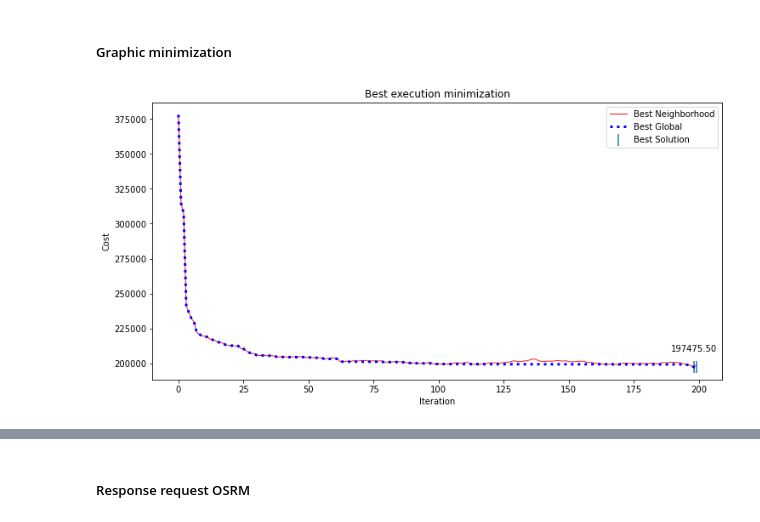
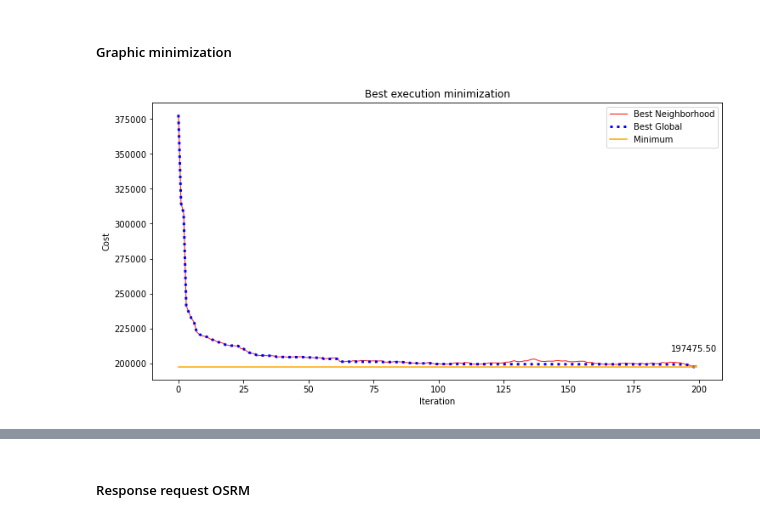
Before and after one commit to abner-lucas/Tabu-Search-CVRP, a Jupyter notebook: tabu_search_2_cvrp.ipynb, the cells around one changed output, grey strips where cells are left out. Saved outputs shown, nothing was run; the diff lists cells and outputs as text; code cells hidden in the pictures.

```diff
--- a/tabu_search_2_cvrp.ipynb
+++ b/tabu_search_2_cvrp.ipynb
@@ -363,25 +363,26 @@ Melhor(res) solução(ões) apresentada(s) no(s) índece(s):
 # %%
 #Convergência na melhor execução
 x = np.arange(0, max_iterations, 1)
 y1 = best_tabu.best_neighborhood["y"].values
 y2 = best_tabu.best_solutions["y"].values
 
 fig, ax = plt.subplots()
 fig.set_size_inches(12,6)
 lines = ax.plot(x, y1, color='red', lw=1, alpha=0.9)
 ax.plot(x, y2, color='blue', lw=3, linestyle=':')
+ax.plot(x, [best_tabu.best_solutions["y"].min() for i in range(len(x))], color='orange', label="Minimum")
 ax.set_title('Best execution minimization')
 ax.set_xlabel('Iteration')
 ax.set_ylabel('Cost')
 best = best_tabu.best_solutions.loc[best_tabu.best_solutions["y"] == best_tabu.best_solutions["y"].min()]["y"].values
 index_min = best_tabu.best_solutions.loc[best_tabu.best_solutions["y"] == best_tabu.best_solutions["y"].min()].index
-ax.scatter(index_min, best, marker='|', s=200)
+#ax.scatter(index_min, best, marker='|', s=200)
 ax.annotate(f'{best[0]:.2f}', (index_min[0], best[0]), xytext=(index_min[0], best[0]+10000), ha='center', va='bottom')
-ax.legend(['Best Neighborhood', 'Best Global', 'Best Solution'])
+ax.legend(['Best Neighborhood', 'Best Global', 'Minimum'])
 plt.savefig('results/graphic_convergence_best', dpi = 300)
 plt.show()
 # %% [output]
-[figure, old version]
+[figure, new version]
 # %%
 #Convergência entre as execuções
 x = np.arange(0, max_iterations, 1)
```
Also changed, not shown: parts of 1 cell of this notebook, 2 other files.
